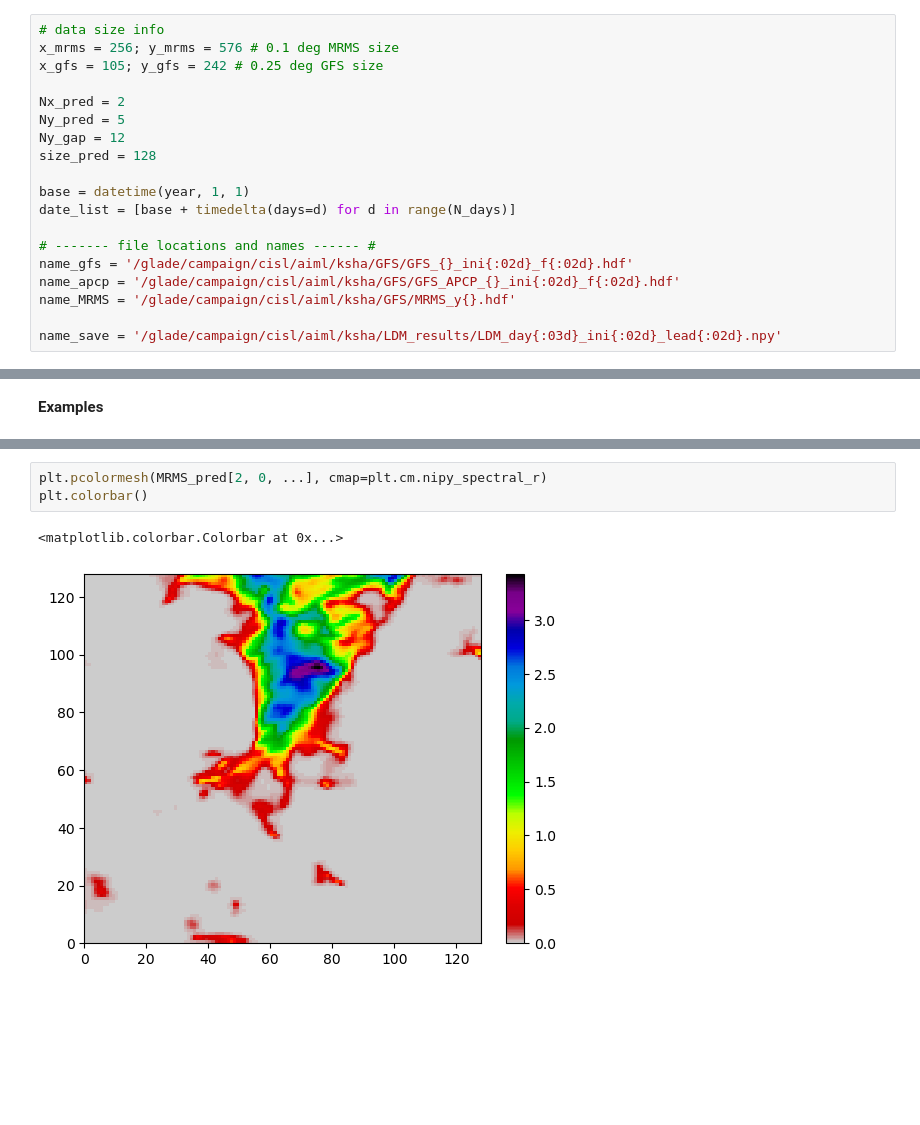
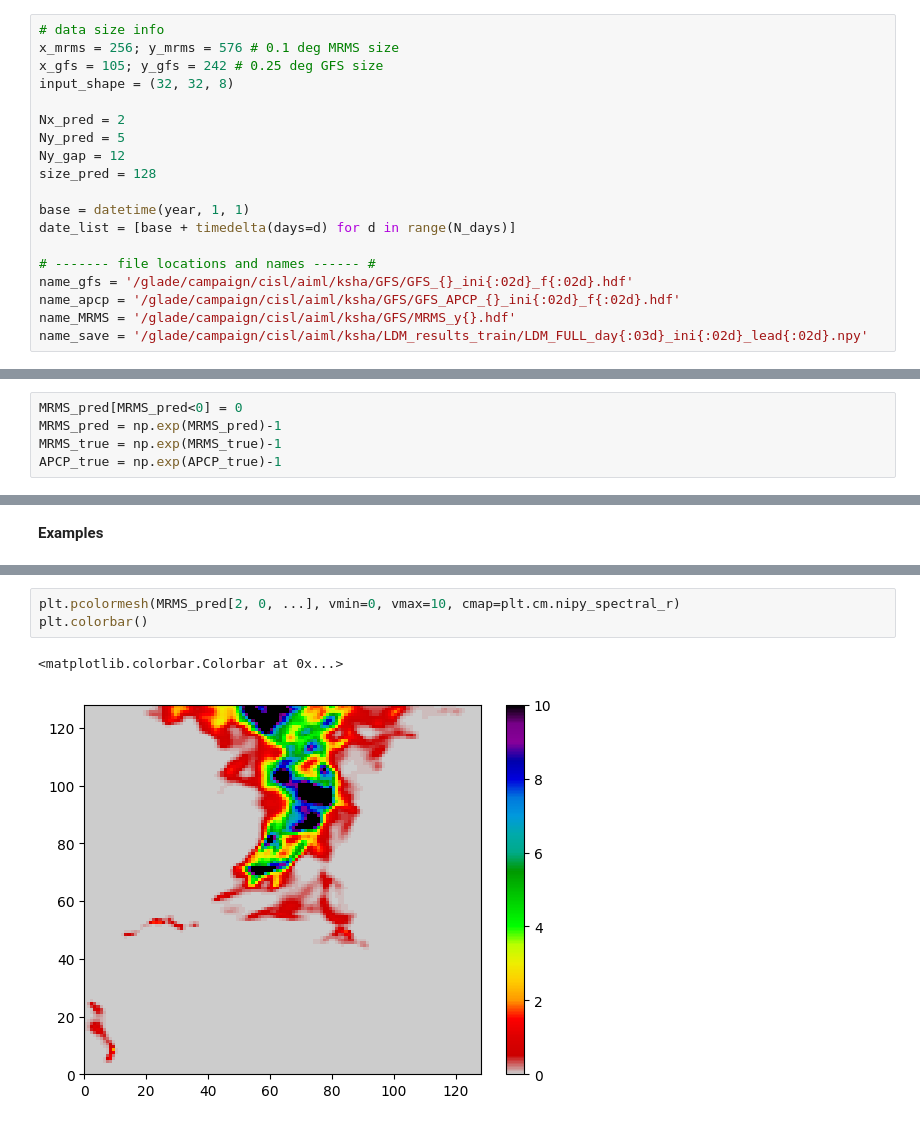
Before and after one commit to yingkaisha/MRMS_diffusion_bridge, a Jupyter notebook: CNN02_LDM_prediction_main.ipynb, the cells around one changed output, grey strips where cells are left out. Saved outputs shown, nothing was run; the diff lists cells and outputs as text; blank space fills up the shorter version.

```diff
--- a/CNN02_LDM_prediction_main.ipynb
+++ b/CNN02_LDM_prediction_main.ipynb
@@ -428,6 +428,7 @@ thres_high_precip = norm_precip(10)
 # data size info
 x_mrms = 256; y_mrms = 576 # 0.1 deg MRMS size
 x_gfs = 105; y_gfs = 242 # 0.25 deg GFS size
+input_shape = (32, 32, 8)
 
 Nx_pred = 2
 Ny_pred = 5
@@ -441,8 +442,7 @@ date_list = [base + timedelta(days=d) for d in range(N_days)]
 name_gfs = '/glade/campaign/cisl/aiml/ksha/GFS/GFS_{}_ini{:02d}_f{:02d}.hdf'
 name_apcp = '/glade/campaign/cisl/aiml/ksha/GFS/GFS_APCP_{}_ini{:02d}_f{:02d}.hdf'
 name_MRMS = '/glade/campaign/cisl/aiml/ksha/GFS/MRMS_y{}.hdf'
-
-name_save = '/glade/campaign/cisl/aiml/ksha/LDM_results/LDM_day{:03d}_ini{:02d}_lead{:02d}.npy'
+name_save = '/glade/campaign/cisl/aiml/ksha/LDM_results_train/LDM_FULL_day{:03d}_ini{:02d}_lead{:02d}.npy'
 # %% [markdown]
 ## Main prediction loop
 # %%
@@ -615,0 +634,5 @@ for day in range(day_start, day_end, 1):
+# %%
+MRMS_pred[MRMS_pred<0] = 0
+MRMS_pred = np.exp(MRMS_pred)-1
+MRMS_true = np.exp(MRMS_true)-1
+APCP_true = np.exp(APCP_true)-1
@@ -736,6 +785,6 @@ plt.plot(prob_pred, prob_true)
 # %%
-plt.pcolormesh(MRMS_pred[2, 0, ...], cmap=plt.cm.nipy_spectral_r)
+plt.pcolormesh(MRMS_pred[2, 0, ...], vmin=0, vmax=10, cmap=plt.cm.nipy_spectral_r)
 plt.colorbar()
 # %% [output]
 <matplotlib.colorbar.Colorbar at 0x...>
-[figure, old version]
+[figure, new version]
```
Also changed, not shown: parts of 11 cells of this notebook, 3 other files.
